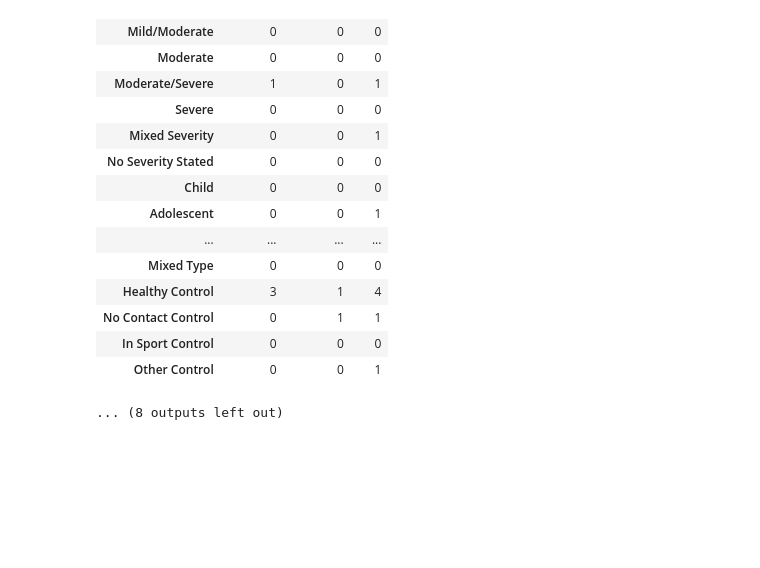
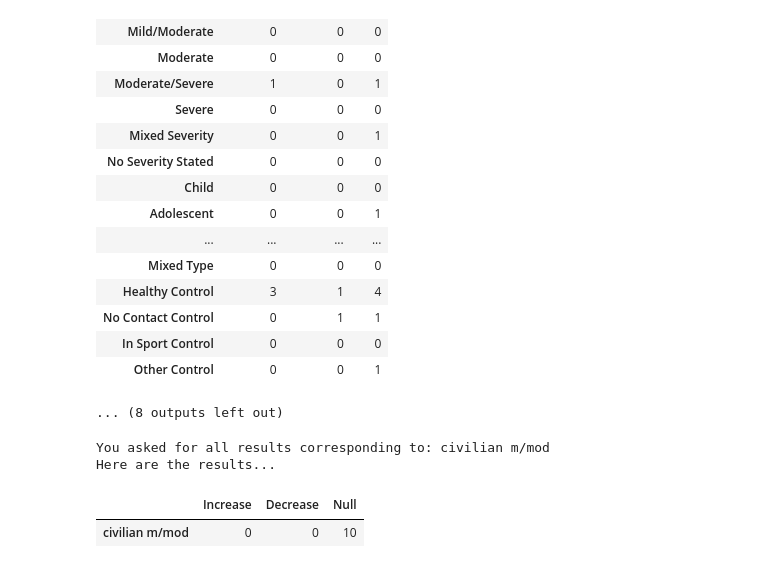
Before and after one commit to danielfrees/rsfMRI_LitReview, a Jupyter notebook: Parsing_rsfMRI_Data.ipynb, the cells around one changed output. Cells and saved outputs as stored; diff of their text form; code cells hidden in the pictures; blank space fills up the shorter version.

Commit message:
Updating parsing notebook w/ new function + directions
easyQueryStats() is the newest function, designed for easy investigation of our data via downloaded csv files.

```diff
--- a/Parsing_rsfMRI_Data.ipynb
+++ b/Parsing_rsfMRI_Data.ipynb
@@ -74,6 +112,14 @@ resultWords = decList + incList + nullList
 
 
 #cleanData function ---- ---- ---- ---- ---- ---- ---- ---- ---- ---- ---- ---- ---- ---- ---- ---- ----
+#cleanData(datalist): cleanData() takes in a list of pandas dataframes (these are generated in my code shortly below the directory inputs), and outputs
+#clean dataframes for the columns relevant to our analysis. I used natural language processing (NLP) to determine what our final verdict for
+#each result/classification was, and then edited the output list of dataframes accordingly.
+#Rules: the final determined Result must be written leftmost in its cell so the correct keyword can be identified.
+#Results and Chronicities must be listed for each finding, but other classifications will autofill down wherever they
+#have not been filled in (as we typically only wrote these out for the first finding of a given paper). Certain mispellings
+#and miscapitalizations are allowed, but I did not write a full Trie or other spellchecker, so try to avoid typos as much as possible.
+#I made sure through multiple iterations that this was catching all of our most common mispellings/ miscaps.
 def cleanData(datalist):
     for i in range(len(datalist)):
         for index, row in datalist[i].iterrows():
@@ -258,10 +304,10 @@ def cleanData(datalist):
 #actually clean the data
 data = cleanData(data)
 
-#AFTER PROCESSING:
+#AFTER PROCESSING: (unhash code if you want to print the outputs)
 
 
-netLabels = ["DMN", "ECN", "Limbic", "Salience", "DAN", "VAN", "Visual", "Sensorimotor"]
-for i in range(len(data)):
-    print(netLabels[i] + ":")
-    display(data[i])
+#netLabels = ["DMN", "ECN", "Limbic", "Salience", "DAN", "VAN", "Visual", "Sensorimotor"]
+#for i in range(len(data)):
+    #print(netLabels[i] + ":")
+    #display(data[i])
@@ -1172,3 +1147,29 @@ Limbic in Detail:
 | In Sport Control | 0 | 0 | 0 |
 | Other Control | 0 | 0 | 1 |
 ... (8 outputs left out)
+# %%
+#easyQueryStats function--------------------------------------------------------------------------------------------------
+#easyQueryStats() works exactly like queryStats except it prints out a mini dataframe
+#of your requested statistics, making it easier to use without additional coding.
+def easyQueryStats(stats, query1="", query2="", query3="", query4="", query5="", query6=""):
+    queryList = [query1, query2, query3, query4, query5, query6]
+    queryList = [query for query in queryList if not query == ""]
+    if(any(query not in nets+results+severities+ages+chronicities+types+controls for query in queryList)):
+        print("One of more of your queries did not correspond to a valid keyword. Double Check your input!")
+        return
+    res = queryStats(stats, query1, query2, query3, query4, query5, query6)
+    print("You asked for all results corresponding to: " + query1 + " " + query2 + " " + query3 + " " + query4 + " " + query5 + " " + query6)
+    print("Here are the results...")
+    result = {"Increase": res[0], "Decrease": res[1], "Null": res[2]}
+    res_Index = [query1 + " " + query2 + " " + query3 + " " + query4 + " " + query5 + " " + query6]
+    df = pd.DataFrame(result, index = res_Index)
+    display(df)
+    return
+#end easyQueryStats function--------------------------------------------------------------------------------------------------
+# %%
+easyQueryStats(stats, "civilian", "m/mod")
+# %% [output]
+You asked for all results corresponding to: civilian m/mod
+Here are the results...
+|  | Increase | Decrease | Null |
+| civilian m/mod | 0 | 0 | 10 |
```
Also changed, not shown: parts of 4 cells of this notebook.
